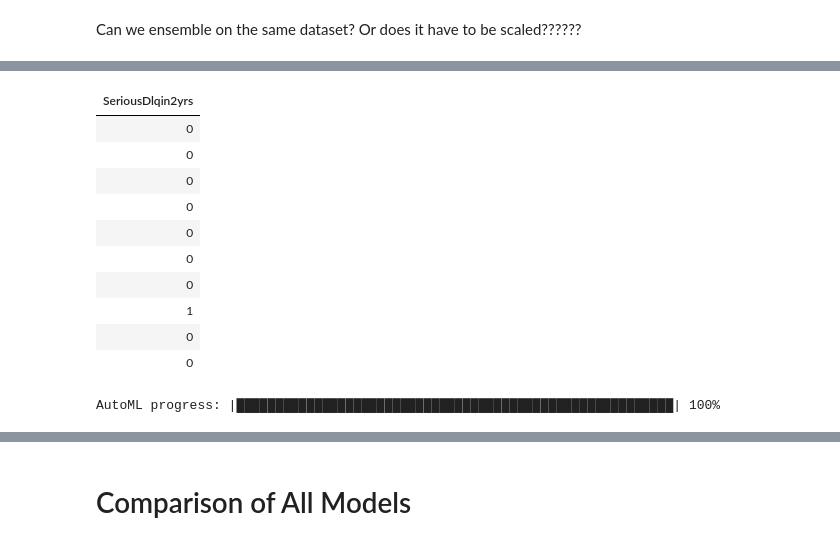
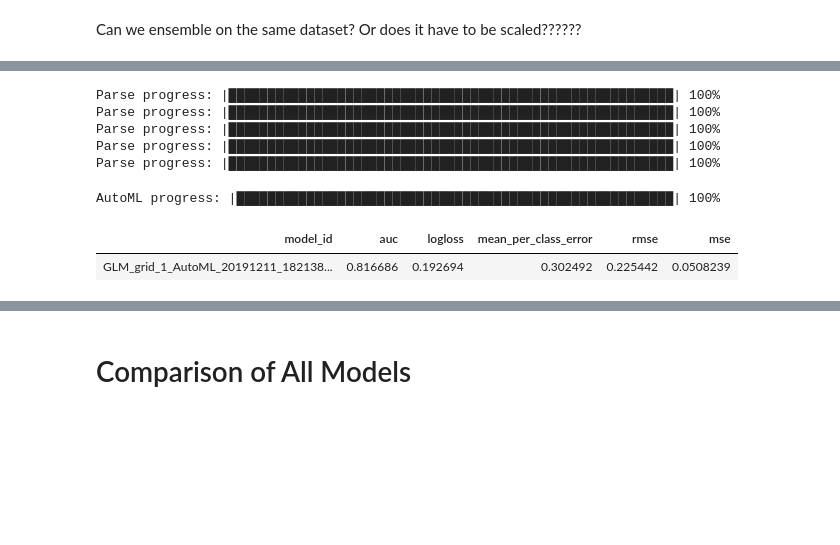
Before and after one commit to abender14/Blockchain-Capstone, a Jupyter notebook: CAPSTONE/ML_Model.ipynb, the cells around one changed output, grey strips where cells are left out. Cells and saved outputs as stored; diff of their text form; code cells hidden in the pictures; blank space fills up the shorter version.

```diff
--- a/CAPSTONE/ML_Model.ipynb
+++ b/CAPSTONE/ML_Model.ipynb
@@ -913,14 +867,15 @@ Parse progress: |█████████████████████
-# %%
-h2o_test_data
-# %% [output]
-| SeriousDlqin2yrs |
-| 0 |
-| 0 |
-| 0 |
-| 0 |
-| 0 |
-| 0 |
-| 0 |
-| 1 |
-| 0 |
-| 0 |
+# %%
+h2o_xtrain = h2o.H2OFrame(scaledxTrain)
+h2o_ytrain = h2o.H2OFrame(scaledyTrain)
+h2o_xtest = h2o.H2OFrame(scaledxTest)
+h2o_ytest = h2o.H2OFrame(scaledyTest)
+h2o_scaled_full = h2o.H2OFrame(scaled_df)
+# %% [output]
+Parse progress: |█████████████████████████████████████████████████████████| 100%
+Parse progress: |█████████████████████████████████████████████████████████| 100%
+Parse progress: |█████████████████████████████████████████████████████████| 100%
+Parse progress: |█████████████████████████████████████████████████████████| 100%
+Parse progress: |█████████████████████████████████████████████████████████| 100%
+# %%
+h2o_ytrain = h2o_ytrain.asfactor()
+h2o_ytest = h2o_ytest.asfactor()
@@ -927,8 +889,12 @@ h2o_test_data
 # %%
-h2o_train_data = h2o_train_data.cbind(h2o_test_data)
+# Run AutoML for 20 base models (limited to 1 hour max runtime by default)
+aml = H2OAutoML(max_models=1, seed=1)
+aml.train(x=x, y="SeriousDlqin2yrs", training_frame=h2o_scaled_train)
 
-# Run AutoML for 20 base models (limited to 1 hour max runtime by default)
-aml = H2OAutoML(max_models=20, seed=1)
-aml.train(y="SeriousDlqin2yrs", training_frame=h2o_train_data)
+# View the AutoML Leaderboard
+lb = aml.leaderboard
+lb.head(rows=lb.nrows)  # Print all rows instead of default (10 rows)
 # %% [output]
 AutoML progress: |████████████████████████████████████████████████████████| 100%
+| model_id | auc | logloss | mean_per_class_error | rmse | mse |
+| GLM_grid_1_AutoML_20191211_182138... | 0.816686 | 0.192694 | 0.302492 | 0.225442 | 0.0508239 |
```
Also changed, not shown: parts of 91 cells of this notebook, 1 other file.
